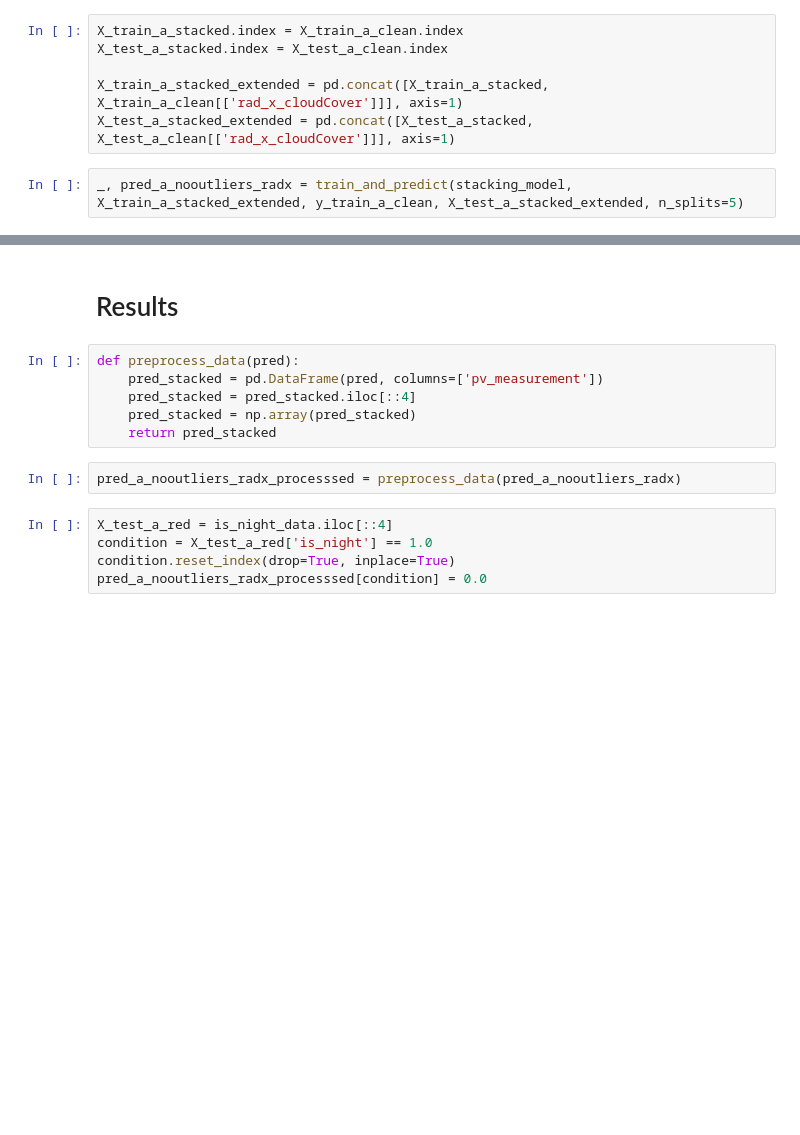
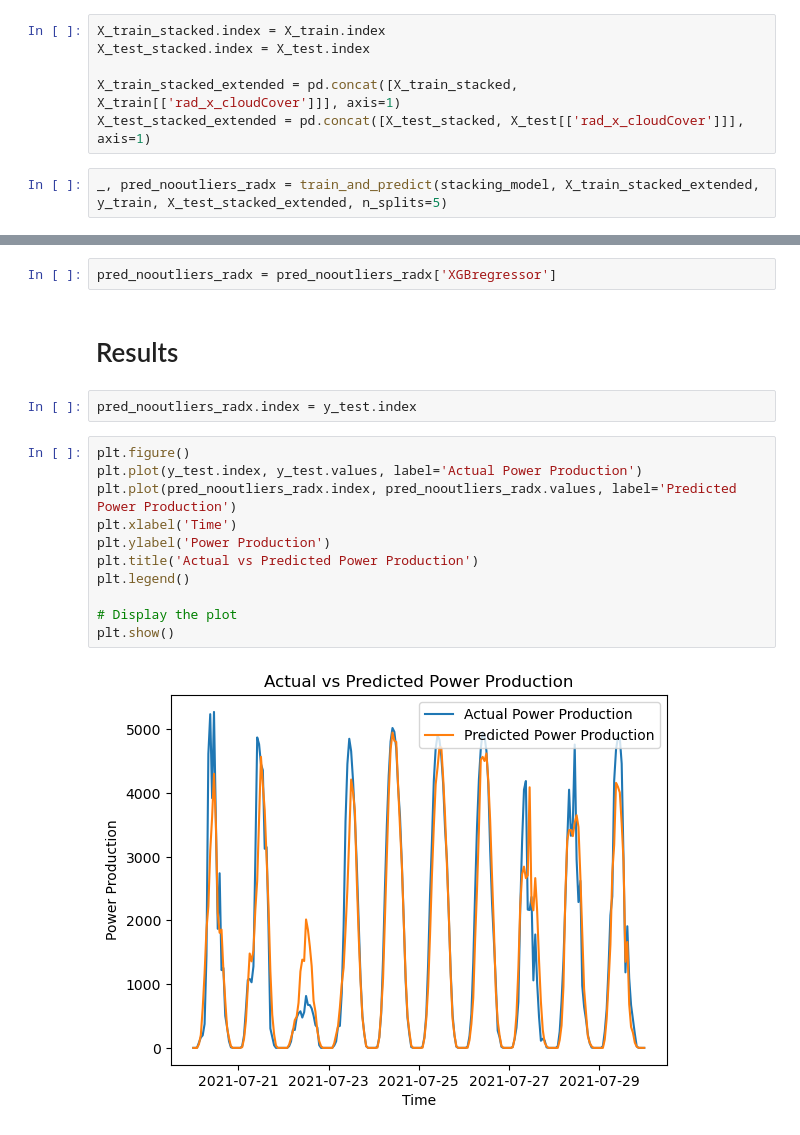
Before and after one commit to etfroeland/solarEnergyProductionForecasting, a Jupyter notebook: solar_prediction.ipynb, the cells around one changed output, grey strips where cells are left out. Saved outputs shown, nothing was run; the diff lists cells and outputs as text; blank space fills up the shorter version.

Commit message:
Cleanup

```diff
--- a/solar_prediction.ipynb
+++ b/solar_prediction.ipynb
@@ -392,13 +407,13 @@ X_test_a_stacked = pd.DataFrame(X_test_a_stacked)
 # %% [markdown]
 ## Extending dataset with features
 # %%
-X_train_a_stacked.index = X_train_a_clean.index
-X_test_a_stacked.index = X_test_a_clean.index
+X_train_stacked.index = X_train.index
+X_test_stacked.index = X_test.index
 
-X_train_a_stacked_extended = pd.concat([X_train_a_stacked, X_train_a_clean[['rad_x_cloudCover']]], axis=1)
-X_test_a_stacked_extended = pd.concat([X_test_a_stacked, X_test_a_clean[['rad_x_cloudCover']]], axis=1)
+X_train_stacked_extended = pd.concat([X_train_stacked, X_train[['rad_x_cloudCover']]], axis=1)
+X_test_stacked_extended = pd.concat([X_test_stacked, X_test[['rad_x_cloudCover']]], axis=1)
 # %%
-_, pred_a_nooutliers_radx = train_and_predict(stacking_model, X_train_a_stacked_extended, y_train_a_clean, X_test_a_stacked_extended, n_splits=5)
+_, pred_nooutliers_radx = train_and_predict(stacking_model, X_train_stacked_extended, y_train, X_test_stacked_extended, n_splits=5)
 # %% [output]
 Training XGBregressor...
 ------------------------------------------------------------------------
@@ -422,15 +435,19 @@ pred_a_nooutliers_radx = pred_a_nooutliers_radx['XGBregressor']
+# %%
+pred_nooutliers_radx = pred_nooutliers_radx['XGBregressor']
 # %% [markdown]
 # Results
-# %%
-def preprocess_data(pred):
-    pred_stacked = pd.DataFrame(pred, columns=['pv_measurement'])
-    pred_stacked = pred_stacked.iloc[::4]
-    pred_stacked = np.array(pred_stacked)
-    return pred_stacked
-# %%
-pred_a_nooutliers_radx_processsed = preprocess_data(pred_a_nooutliers_radx)
-# %%
-X_test_a_red = is_night_data.iloc[::4]
-condition = X_test_a_red['is_night'] == 1.0
-condition.reset_index(drop=True, inplace=True)
-pred_a_nooutliers_radx_processsed[condition] = 0.0
+# %%
+pred_nooutliers_radx.index = y_test.index
+# %%
+plt.figure()
+plt.plot(y_test.index, y_test.values, label='Actual Power Production')
+plt.plot(pred_nooutliers_radx.index, pred_nooutliers_radx.values, label='Predicted Power Production')
+plt.xlabel('Time')
+plt.ylabel('Power Production')
+plt.title('Actual vs Predicted Power Production')
+plt.legend()
+
+# Display the plot
+plt.show()
+# %% [output]
+[figure, added]
```
Also changed, not shown: parts of 47 cells of this notebook, 4 other files.
